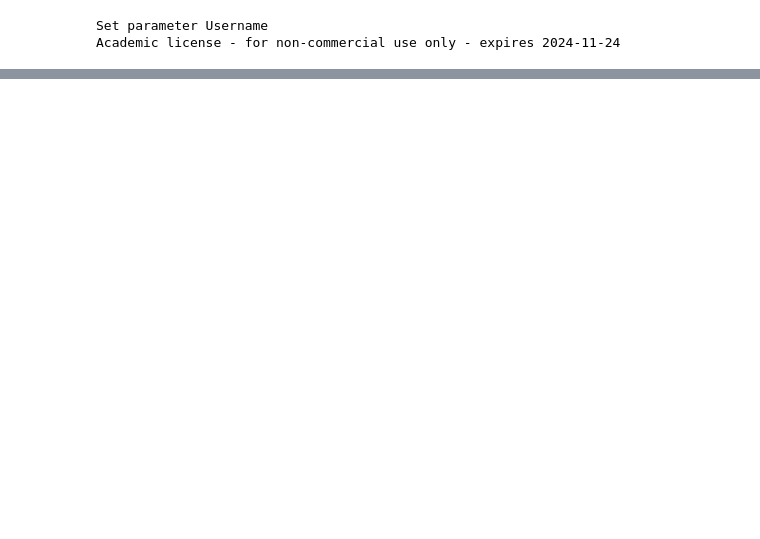
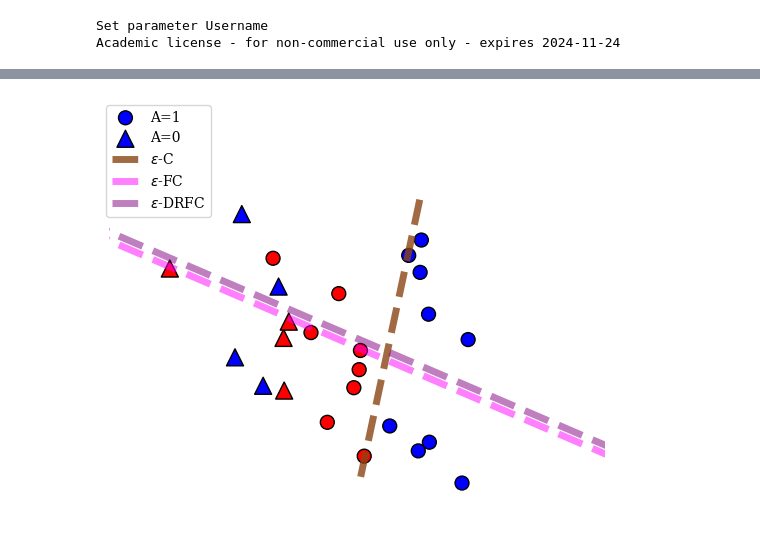
Before and after one commit to yjwangutexas/Wasserstein-Robust-Classification-with-Fairness-Constraints, a Jupyter notebook: Visualization.ipynb, the cells around one changed output, grey strips where cells are left out. Cells and saved outputs as stored; diff of their text form; code cells hidden in the pictures; blank space fills up the shorter version.

```diff
--- a/Visualization.ipynb
+++ b/Visualization.ipynb
@@ -376,0 +290,37 @@ left, right = plt.ylim()
+# %%
+
+figure = plt.figure()
+plt.axis('off')
+y_plot_min = -4
+y_plot_max = 4
+y_plot_min1 = -3
+y_plot_max1 = 3
+x_plot_min = -2.5
+x_plot_max = 2
+from matplotlib import rcParams
+rcParams['font.family'] = 'serif'
+rcParams['font.sans-serif'] = ['Times']
+div = max(X_train[:, 0]) / 4 - min(X_train[:, 0]) / 4
+plt.scatter(X_train[a_train == 1, 0], X_train[a_train == 1, 1], cmap=cm_bright, marker='o',
+            edgecolors='k',
+            c=(y_train[a_train == 1]), label='A=1', alpha=1, s=100)
+
+plt.scatter(X_train[a_train == 0, 0], X_train[a_train == 0, 1], cmap=cm_bright, marker='^',
+            edgecolors='k',
+            c=y_train[a_train == 0], label='A=0', alpha=1, s=150)
+plt.plot(boundary_sprob, np.linspace(y_plot_min, y_plot_max, 100), linestyle='dashed', label='$\epsilon$-C',
+         c=colors['saddlebrown'], linewidth=5, alpha=0.8)
+
+plt.plot(boundary_fprob, np.linspace(y_plot_min, y_plot_max, 100), linestyle='dashed', label='$\epsilon$-FC',
+         c=colors['magenta'], linewidth=5, alpha=0.5)
+
+plt.plot(boundary_drfprob, np.linspace(y_plot_min, y_plot_max, 100), linestyle='dashed', label='$\epsilon$-DRFC',
+         c=colors['purple'], linewidth=5, alpha=0.5)
+
+plt.legend()
+plt.legend(bbox_to_anchor=(0.10, 0.78))
+plt.xlim(-10,15)
+plt.ylim(-5,5.5)
+left, right = plt.ylim()
+# %% [output]
+[figure, added]
```
Also changed, not shown: parts of 5 cells of this notebook, 1 other file.
